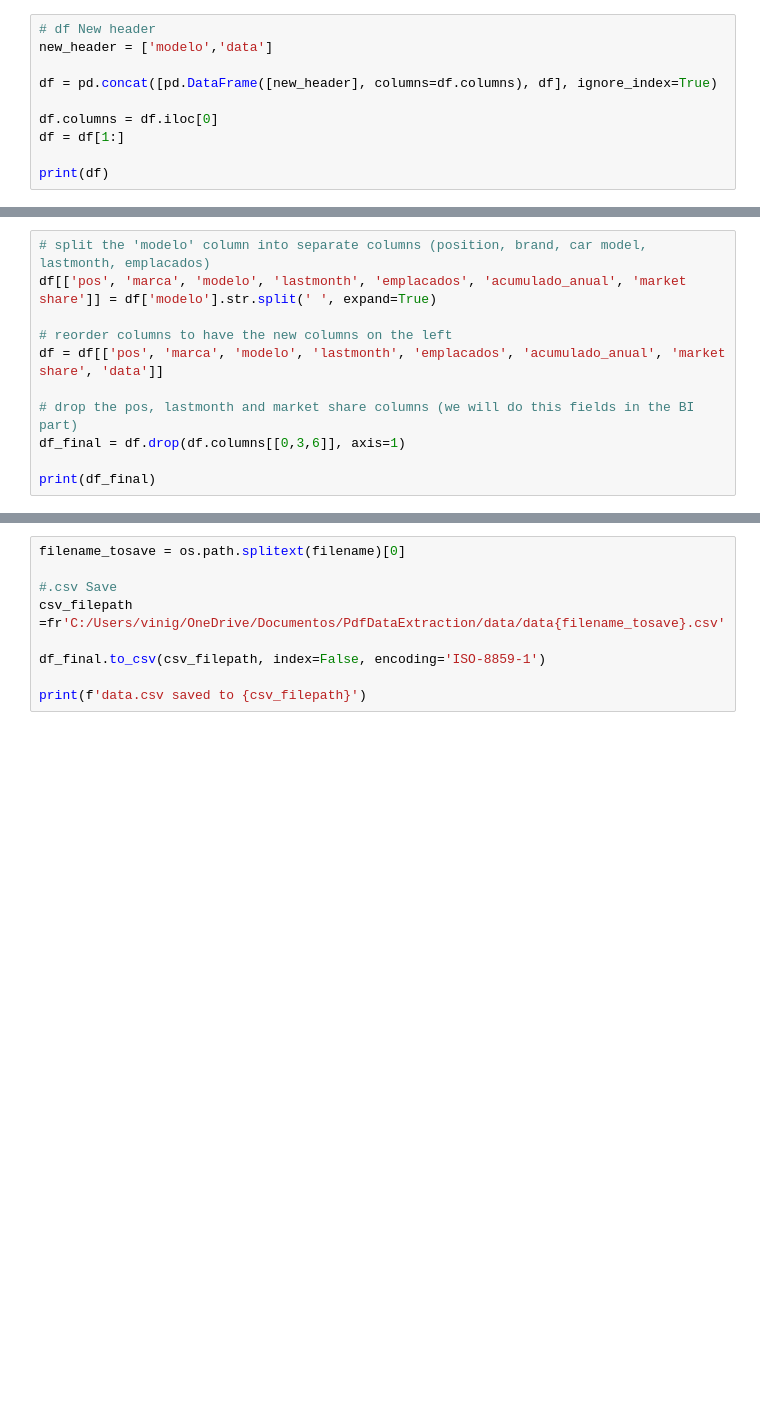
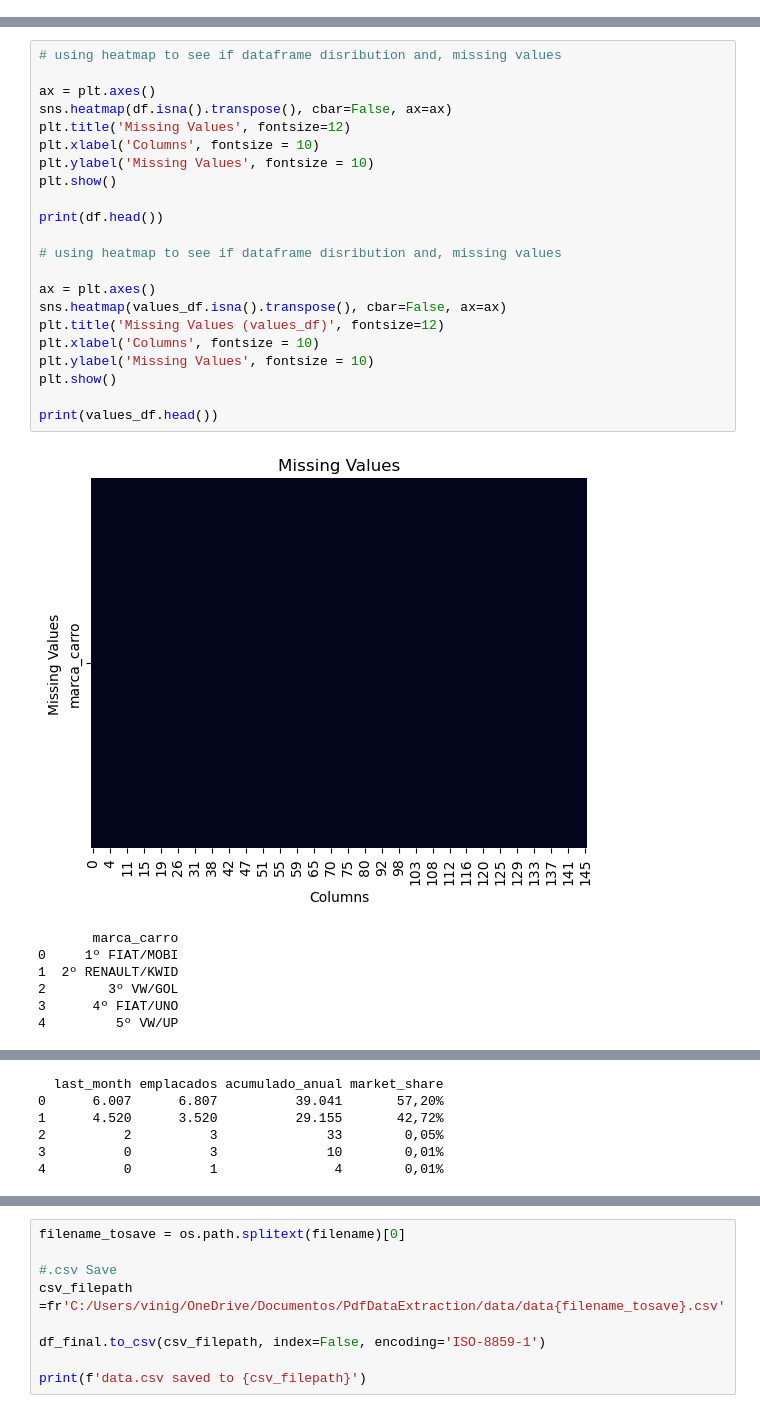
Before and after one commit to vin0x/pdf-to-vehicle-data-ETL, a Jupyter notebook: notebooks/Fenabrave ETL.ipynb, the cells around one changed output, grey strips where cells are left out. Cells and saved outputs as stored; diff of their text form; blank space fills up the shorter version.

```diff
--- a/notebooks/Fenabrave ETL.ipynb
+++ b/notebooks/Fenabrave ETL.ipynb
@@ -190,10 +113,0 @@ print(df)
-# %%
-# df New header
-new_header = ['modelo','data']
-
-df = pd.concat([pd.DataFrame([new_header], columns=df.columns), df], ignore_index=True)
-
-df.columns = df.iloc[0]
-df = df[1:]
-
-print(df)
@@ -215,11 +113,0 @@ print(df)
-# %%
-# split the 'modelo' column into separate columns (position, brand, car model, lastmonth, emplacados)
-df[['pos', 'marca', 'modelo', 'lastmonth', 'emplacados', 'acumulado_anual', 'market share']] = df['modelo'].str.split(' ', expand=True)
-
-# reorder columns to have the new columns on the left
-df = df[['pos', 'marca', 'modelo', 'lastmonth', 'emplacados', 'acumulado_anual', 'market share', 'data']]
-
-# drop the pos, lastmonth and market share columns (we will do this fields in the BI part)
-df_final = df.drop(df.columns[[0,3,6]], axis=1)
-
-print(df_final)
@@ -240,0 +158,30 @@ print(df_final)
+# %%
+# using heatmap to see if dataframe disribution and, missing values
+
+ax = plt.axes()
+sns.heatmap(df.isna().transpose(), cbar=False, ax=ax)
+plt.title('Missing Values', fontsize=12)
+plt.xlabel('Columns', fontsize = 10)
+plt.ylabel('Missing Values', fontsize = 10)
+plt.show()
+
+print(df.head())
+
+# using heatmap to see if dataframe disribution and, missing values
+
+ax = plt.axes()
+sns.heatmap(values_df.isna().transpose(), cbar=False, ax=ax)
+plt.title('Missing Values (values_df)', fontsize=12)
+plt.xlabel('Columns', fontsize = 10)
+plt.ylabel('Missing Values', fontsize = 10)
+plt.show()
+
+print(values_df.head())
+# %% [output]
+[figure, added]
+       marca_carro
+0     1º FIAT/MOBI
+1  2º RENAULT/KWID
+2        3º VW/GOL
+3      4º FIAT/UNO
+4         5º VW/UP
@@ -240,0 +189,6 @@ print(df_final)
+  last_month emplacados acumulado_anual market_share
+0      6.007      6.807          39.041       57,20%
+1      4.520      3.520          29.155       42,72%
+2          2          3              33        0,05%
+3          0          3              10        0,01%
+4          0          1               4        0,01%
```
Also changed, not shown: parts of 16 cells of this notebook.
